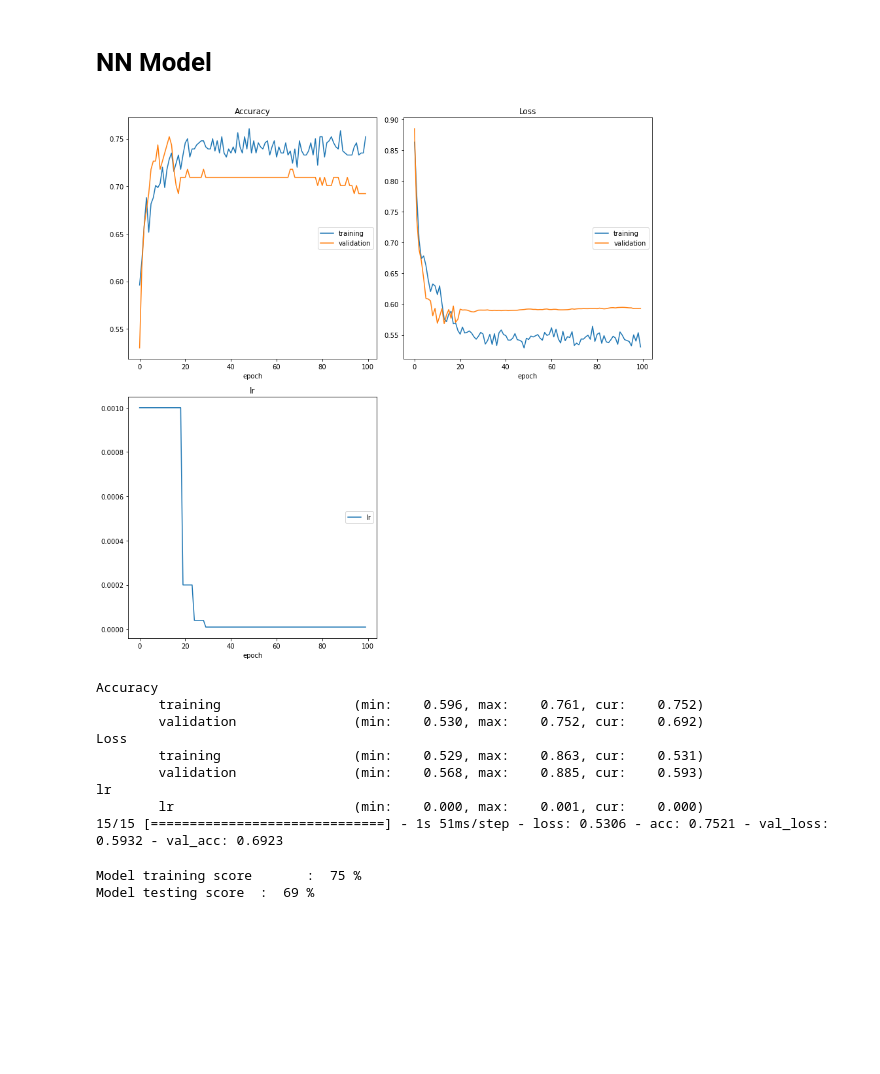
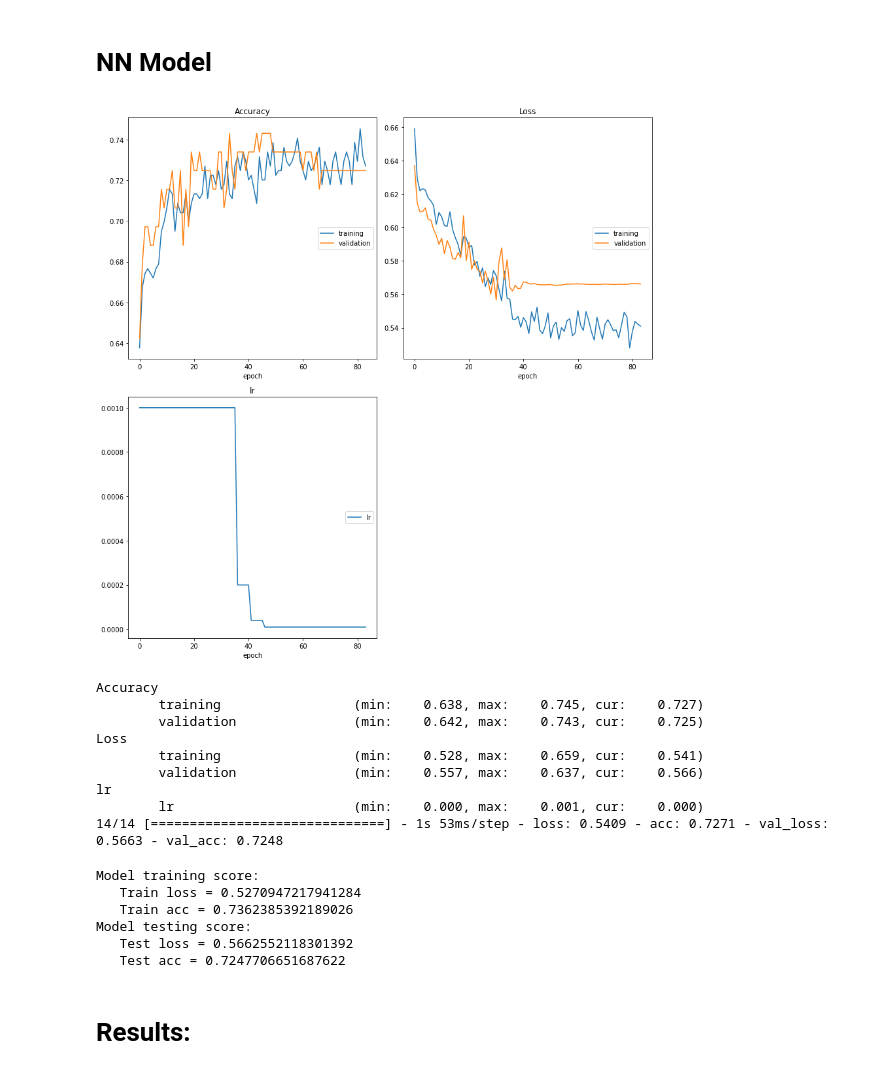
Before and after one commit to crisarenas/Heartbeat_Classification, a Jupyter notebook: Neural_Network.ipynb, the cells around one changed output. Drawn from its saved outputs; the diff is of its cells as text; code cells hidden in the pictures; blank space fills up the shorter version.

```diff
--- a/Neural_Network.ipynb
+++ b/Neural_Network.ipynb
@@ -96,7 +124,7 @@ Gets filenames if they are not in ["Aunlabelledtest", "Bunlabelledtest"]. Which
 def get_filenames(path):
     files = []
     for file in glob.glob(path + "/*"):
-        if file.split("\\")[-1].split("_")[0] not in ["Aunlabelledtest", "Bunlabelledtest"]:
+        if file.split("\\")[-1].split("_")[0] not in ["Aunlabelledtest", "Bunlabelledtest", "artifact"]:
             files.append(file.split("\\")[1])
     return files
 # %% [markdown]
@@ -104,27 +132,31 @@ def get_filenames(path):
 
 Gets MFCC array for different sets.
 # %%
-def get_mfcc(path, file_names, duration=12, sr=16000):
+def get_mfcc(path, file_names, duration = MAX_AUDIO_DURATION, sr=22050):
 
     input_length=sr*duration
+
     # function to load files and extract features
     data = []
     for file_name in tqdm(file_names):
 
         try:
             sound_file = path + file_name
-            #print ("load file ",sound_file)
 
-            signal, sr = librosa.load( sound_file, sr=sr, duration=duration, res_type='kaiser_fast')
-            dur = librosa.get_duration(y=signal, sr=sr)
+            signal, sr = librosa.load( sound_file, sr=sr, duration=duration,res_type='kaiser_fast') #duration=duration
+            dur = librosa.get_duration(y = signal, sr=sr)
+
             # pad audio file same duration
             if (round(dur) < duration):
-                #print ("fixing audio lenght :", file_name)
                 y = librosa.util.fix_length(signal, input_length)
+
             #normalized raw audio
-            X = audio_norm(signal)
-            # Get normalized mfcc feature from data
-            mfccs = np.mean(librosa.feature.mfcc(y=X, sr=sr, n_mfcc=40).T,axis=0)
+            signal_norm = audio_norm(signal)
+
+            #LPF
+            X = LPF(signal_norm)
+            #MFCC
+            mfccs = np.mean(  librosa.feature.mfcc(y = X, sr=sr, n_mfcc=40).T  ,  axis=0)
 
         except Exception as e:
             print("Error encountered while parsing file: ", file_name)
@@ -152,20 +184,17 @@ b_sounds = get_mfcc(path = PATH_B , file_names = b_files, duration = MAX_AUDIO_D
 files = a_files + b_files
 # %%
 labels = []
+len_classes = 2
 for file in files:
-    if 'artifact' in file:
+    if 'normal' in file:
         labels.append(0)
-    elif 'normal' in file:
+    else:
         labels.append(1)
-    else:
-        labels.append(2)
 # %%
 X = np.concatenate((a_sounds,b_sounds))
 y = np.asarray(labels)
 # %% [markdown]
 # Train-test-split
-# %%
-len_classes = 3
 # %%
 X_train, X_test, y_train, y_test = train_test_split(X, y, train_size=0.8,random_state=1000, shuffle=True)
 
@@ -206,44 +235,52 @@ model.add(Dense(len_classes, activation='softmax'))
 model.compile(loss='categorical_crossentropy', optimizer='Adam',
              metrics=['acc'])
 # %%
-max_patience = 12
-max_epochs = 100
+max_patience = 50
+max_epochs = 200
 max_batch = 32
 
-early_stopping = EarlyStopping(monitor='val_accuracy',
+early_stopping = EarlyStopping(monitor='val_acc',
                                patience = max_patience,
                                verbose=0, mode='max',
                                restore_best_weights=False)
 
 callbacks=[ReduceLROnPlateau(monitor='val_loss', factor=0.2,
                               patience=5, min_lr=0.00001),
                               early_stopping,
                               PlotLossesKeras()]
 
 print("Training started..")
 history = model.fit(X_train, y_train,
                    batch_size=max_batch,
                    epochs=max_epochs,
                    verbose=1,
                    validation_data=(X_test, y_test),
                    callbacks=callbacks)
 # %% [output]
-[figure, old version]
+[figure, new version]
 Accuracy
-        training                 (min:    0.596, max:    0.761, cur:    0.752)
-        validation               (min:    0.530, max:    0.752, cur:    0.692)
+        training                 (min:    0.638, max:    0.745, cur:    0.727)
+        validation               (min:    0.642, max:    0.743, cur:    0.725)
 Loss
-        training                 (min:    0.529, max:    0.863, cur:    0.531)
-        validation               (min:    0.568, max:    0.885, cur:    0.593)
+        training                 (min:    0.528, max:    0.659, cur:    0.541)
+        validation               (min:    0.557, max:    0.637, cur:    0.566)
 lr
         lr                       (min:    0.000, max:    0.001, cur:    0.000)
-15/15 [==============================] - 1s 51ms/step - loss: 0.5306 - acc: 0.7521 - val_loss: 0.5932 - val_acc: 0.6923
+14/14 [==============================] - 1s 53ms/step - loss: 0.5409 - acc: 0.7271 - val_loss: 0.5663 - val_acc: 0.7248
 # %%
-score = model.evaluate(X_train, y_train, verbose=0)
-print ("Model training score       : ",round(score[1]*100) , "%")
+results = model.evaluate(X_train, y_train, verbose=0)
+print ("Model training score: ")
+print(f"   Train loss = {results[0]} \n   Train acc = {results[1]}")
 
 score = model.evaluate(X_test, y_test, verbose=0)
-print ("Model testing score  : ", round(score[1]*100), "%")
+print ("Model testing score: ")
+print(f"   Test loss = {score[0]} \n   Test acc = {score[1]}")
 # %% [output]
-Model training score       :  75 %
-Model testing score  :  69 %
+Model training score:
+   Train loss = 0.5270947217941284
+   Train acc = 0.7362385392189026
+Model testing score:
+   Test loss = 0.5662552118301392
+   Test acc = 0.7247706651687622
+# %% [markdown]
+# Results:
```
Also changed, not shown: parts of 12 cells of this notebook, 2 other files.
